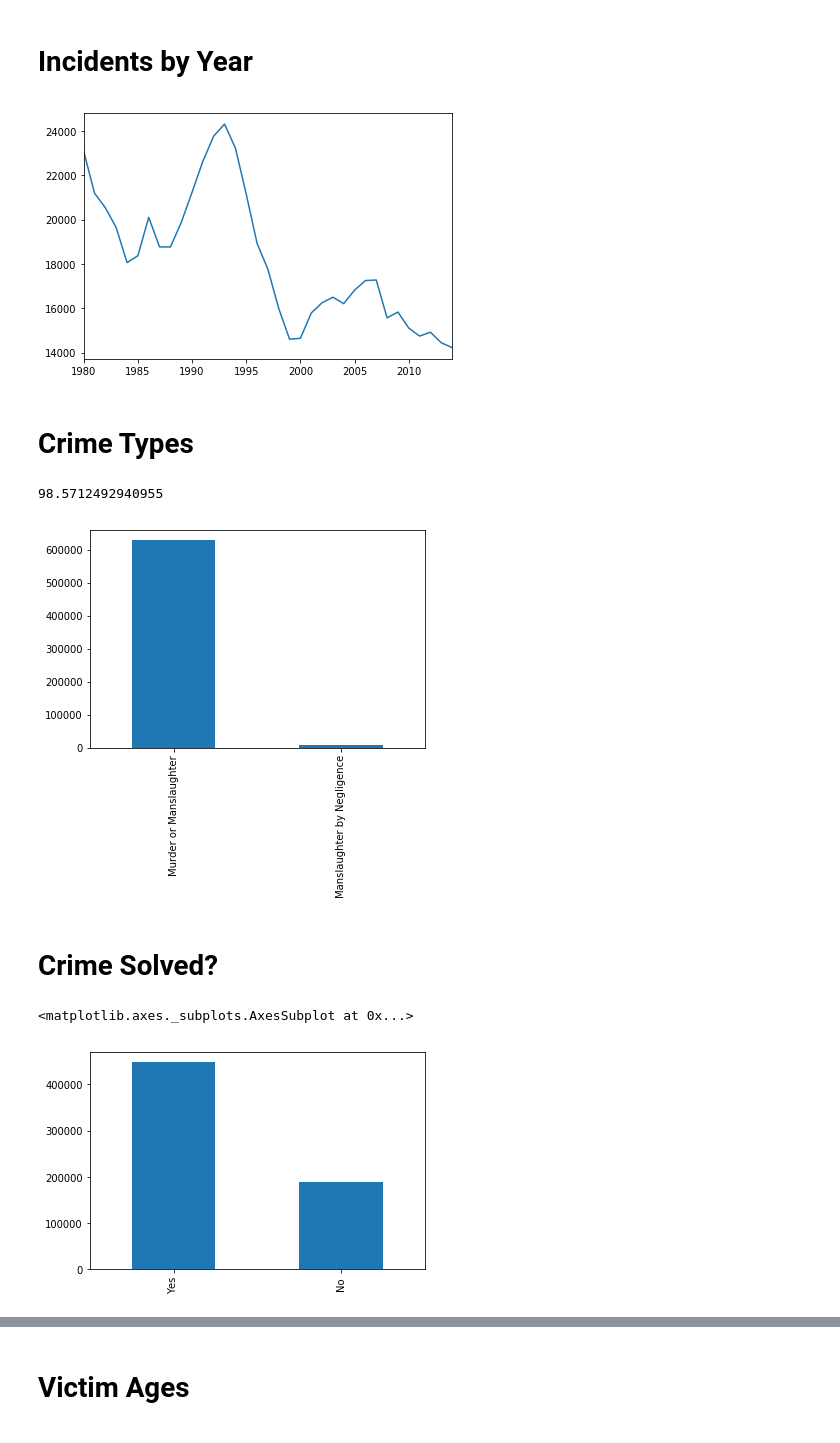
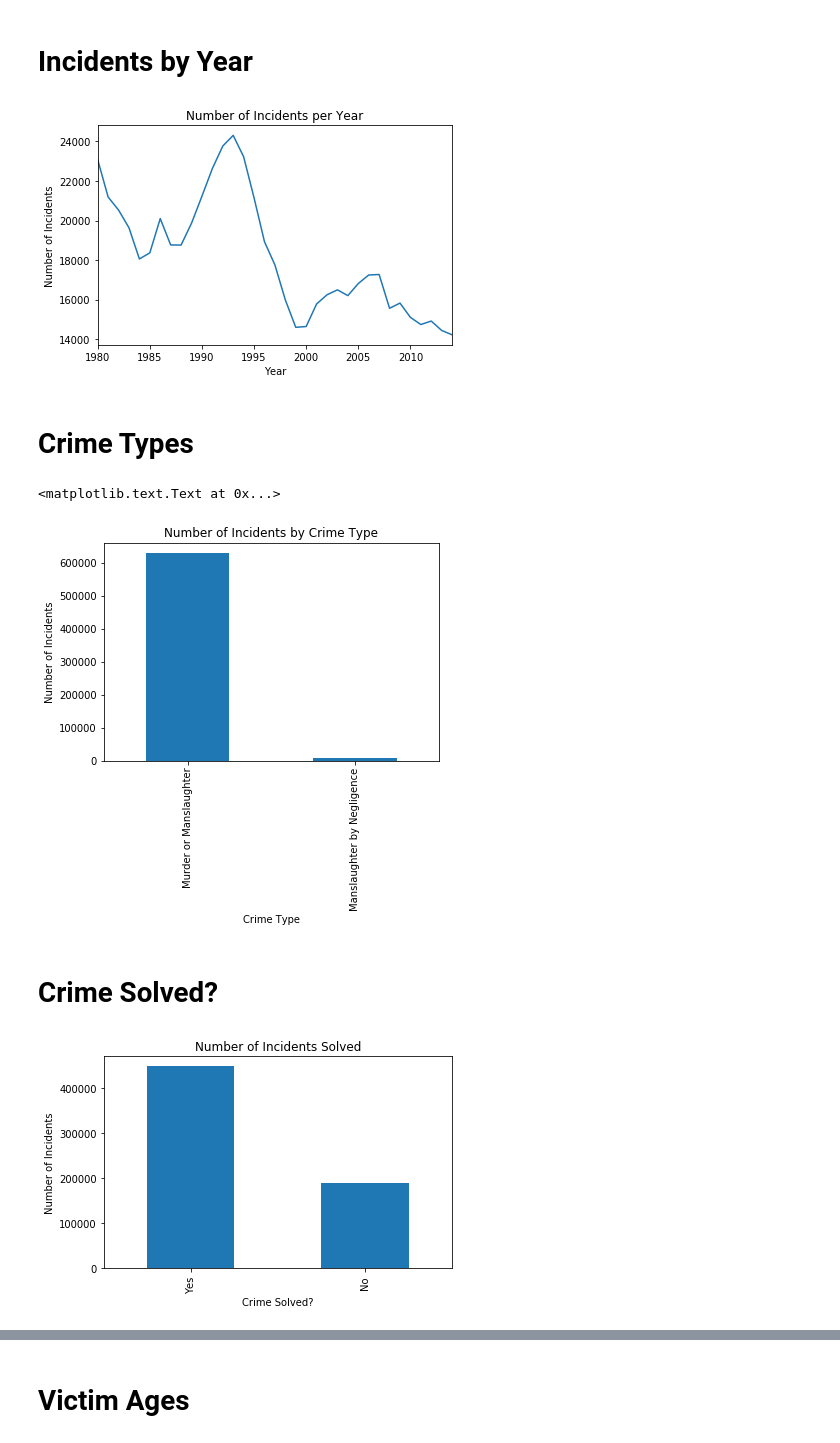
Before and after one commit to WolfgangHall/thinkful_ds_prep, a Jupyter notebook: capstone/capstone_project.ipynb, the cells around one changed output, grey strips where cells are left out. Cells and saved outputs as stored; diff of their text form; code cells hidden in the pictures.

```diff
--- a/capstone/capstone_project.ipynb
+++ b/capstone/capstone_project.ipynb
@@ -85,24 +85,34 @@ fbi.loc[:, ['Incident', 'Victim Age', 'Victim Count', 'Perpetrator Count']].corr
 # %%
 fbi['Year'].value_counts().sort_index(ascending=True).plot()
 plt.tight_layout()
+plt.title('Number of Incidents per Year')
+plt.xlabel('Year')
+plt.ylabel('Number of Incidents')
+plt.tight_layout()
 # %% [output]
-[figure, old version]
+[figure, new version]
 # %% [markdown]
 # Crime Types
 # %%
 fbi['Crime Type'].value_counts().plot(kind='bar')
 
 (628372 / (628372 + 9108)) * 100    # percentage of crimes that are Murder or Manslaughter
+plt.title('Number of Incidents by Crime Type')
+plt.xlabel('Crime Type')
+plt.ylabel('Number of Incidents')
 # %% [output]
-98.5712492940955
+<matplotlib.text.Text at 0x...>
-[figure, old version]
+[figure, new version]
 # %% [markdown]
 # Crime Solved?
 # %%
 fbi['Crime Solved'].value_counts().plot(kind='bar')
+plt.title('Number of Incidents Solved')
+plt.xlabel('Crime Solved?')
+plt.ylabel('Number of Incidents')
+plt.tight_layout()
 # %% [output]
-<matplotlib.axes._subplots.AxesSubplot at 0x...>
-[figure, old version]
+[figure, new version]
 # %%
 # plots the number of crimes solved over time
 fbi_crimes_solved_y = fbi.ix[lambda df: df['Crime Solved'] == 'Yes', :]
```
Also changed, not shown: parts of 32 cells of this notebook.
